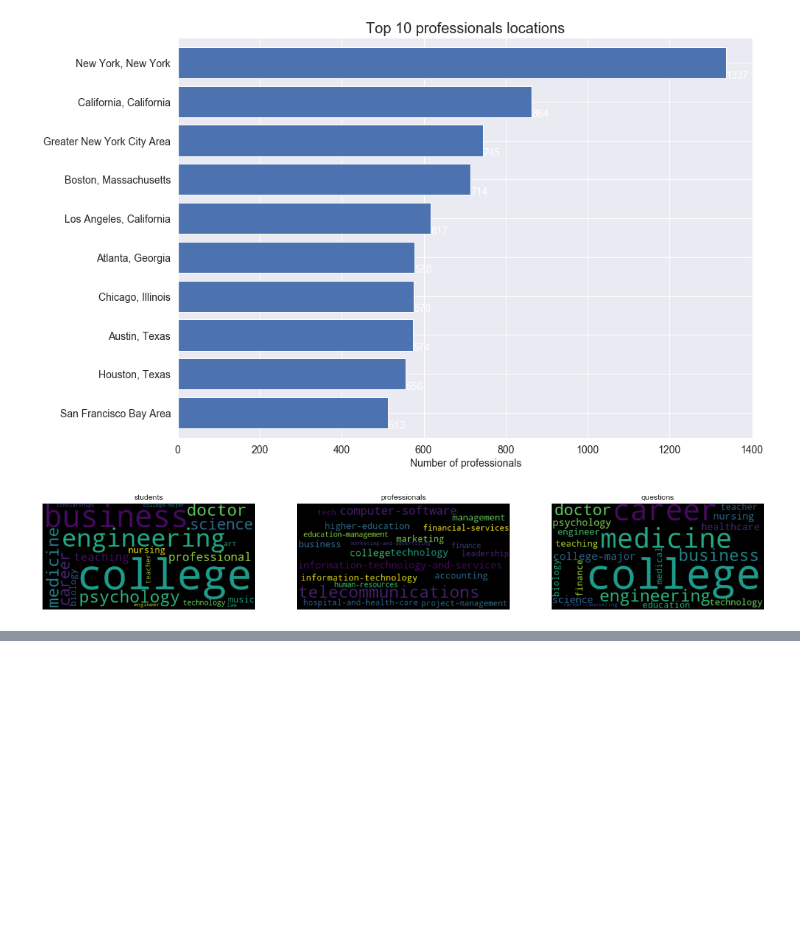
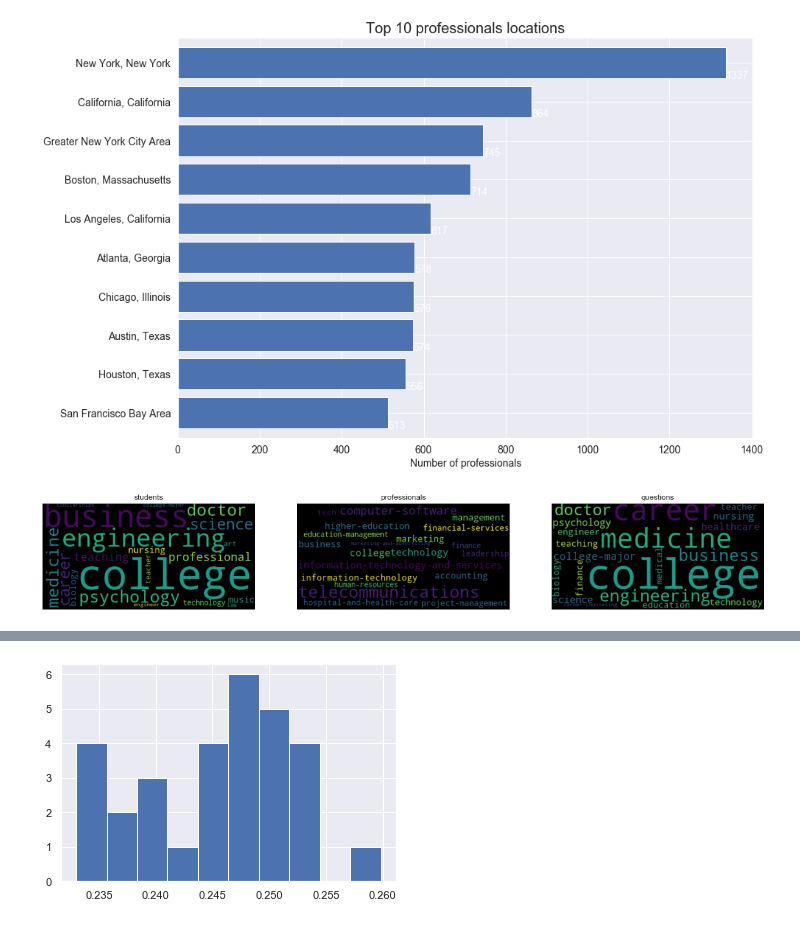
Before and after one commit to jccf12/career_village_challenge, a Jupyter notebook: Asmaa's_notebook.ipynb, the cells around one changed output, grey strips where cells are left out. Cells and saved outputs as stored; diff of their text form; code cells hidden in the pictures; blank space fills up the shorter version.

```diff
--- a/Asmaa's_notebook.ipynb
+++ b/Asmaa's_notebook.ipynb
@@ -292,0 +334,5 @@ Cosine Similarity --> the Similarity in tags of questions, answers, and tags
+# %%
+plt.hist(ans_rate_no_emails)
+plt.show()
+# %% [output]
+[figure, added]
```
Also changed, not shown: parts of 13 cells of this notebook.
